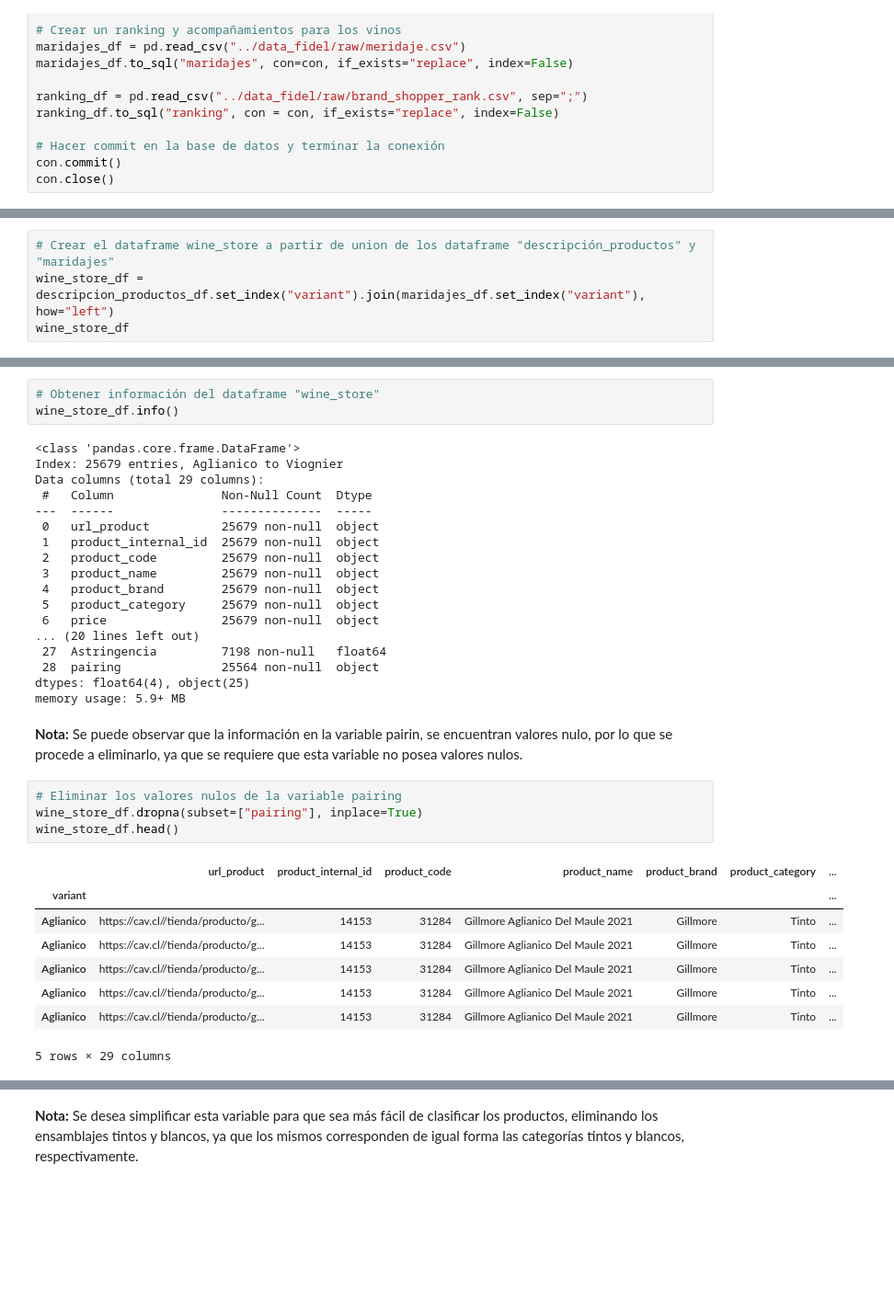
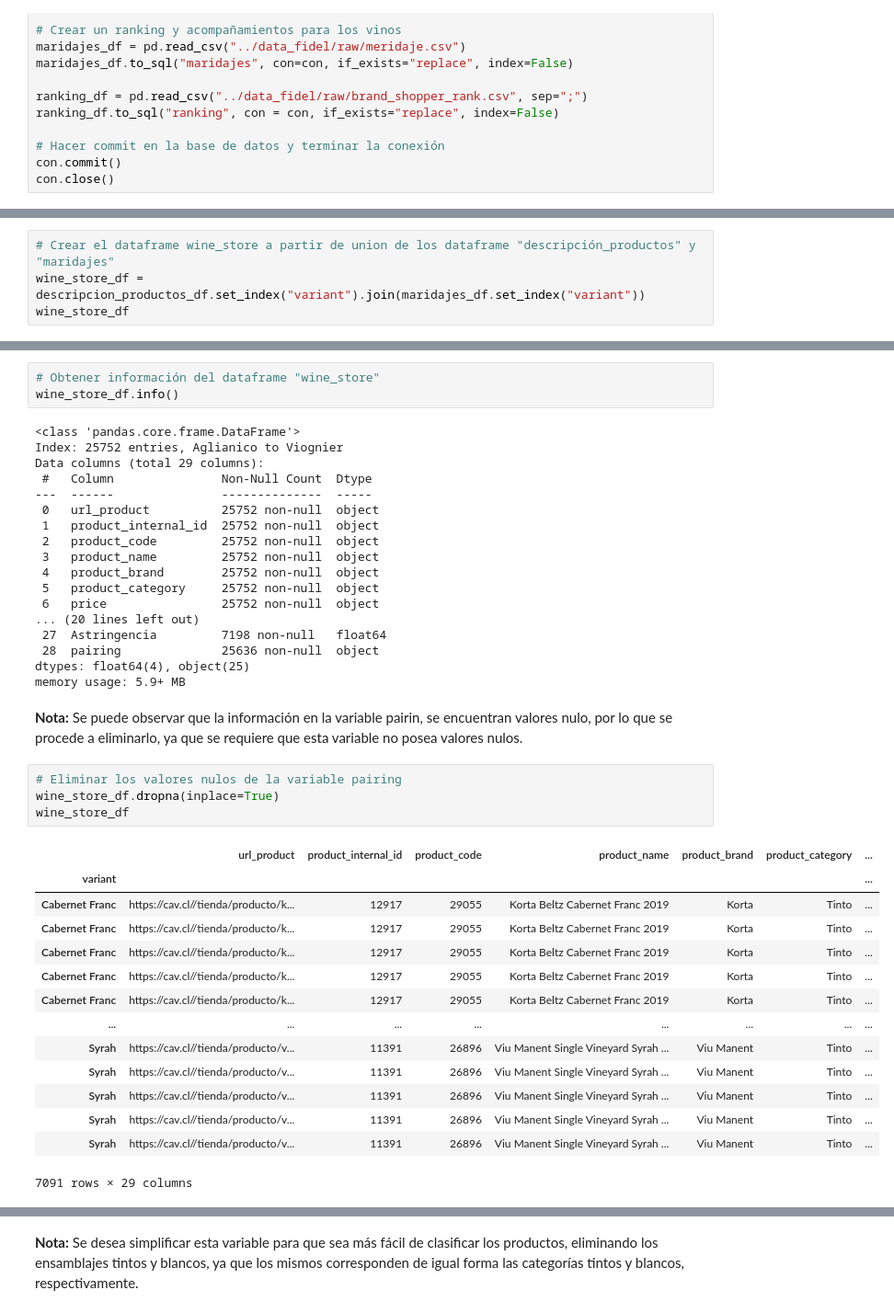
Before and after one commit to fevc08/final_project_4geek, a Jupyter notebook: src_fidel/explorer.ipynb, the cells around one changed output, grey strips where cells are left out. Shown at 92% size. Cells and saved outputs as stored; diff of their text form; blank space fills up the shorter version.

```diff
--- a/src_fidel/explorer.ipynb
+++ b/src_fidel/explorer.ipynb
@@ -548,7 +548,7 @@ ranking_df.reset_index(inplace=True)
 ranking_df.drop(['index'], axis=1, inplace=True)
 # %%
 # Crear el dataframe wine_store a partir de union de los dataframe "descripción_productos" y "maridajes"
-wine_store_df = descripcion_productos_df.set_index("variant").join(maridajes_df.set_index("variant"), how="left")
+wine_store_df = descripcion_productos_df.set_index("variant").join(maridajes_df.set_index("variant"))
 wine_store_df
 # %% [output]
 |  | url_product | product_internal_id | product_code | product_name | product_brand | product_category | ... |
@@ -570,37 +570,43 @@ wine_store_df
 wine_store_df.info()
 # %% [output]
 <class 'pandas.core.frame.DataFrame'>
-Index: 25679 entries, Aglianico to Viognier
+Index: 25752 entries, Aglianico to Viognier
 Data columns (total 29 columns):
  #   Column               Non-Null Count  Dtype
 ---  ------               --------------  -----
- 0   url_product          25679 non-null  object
- 1   product_internal_id  25679 non-null  object
- 2   product_code         25679 non-null  object
- 3   product_name         25679 non-null  object
- 4   product_brand        25679 non-null  object
- 5   product_category     25679 non-null  object
- 6   price                25679 non-null  object
+ 0   url_product          25752 non-null  object
+ 1   product_internal_id  25752 non-null  object
+ 2   product_code         25752 non-null  object
+ 3   product_name         25752 non-null  object
+ 4   product_brand        25752 non-null  object
+ 5   product_category     25752 non-null  object
+ 6   price                25752 non-null  object
 ... (20 lines left out)
  27  Astringencia         7198 non-null   float64
- 28  pairing              25564 non-null  object
+ 28  pairing              25636 non-null  object
 dtypes: float64(4), object(25)
 memory usage: 5.9+ MB
 # %% [markdown]
 **Nota:** Se puede observar que la información en la variable pairin, se encuentran valores nulo, por lo que se procede a eliminarlo, ya que se requiere que esta variable no posea valores nulos.
 # %%
 # Eliminar los valores nulos de la variable pairing
-wine_store_df.dropna(subset=["pairing"], inplace=True)
-wine_store_df.head()
+wine_store_df.dropna(inplace=True)
+wine_store_df
 # %% [output]
 |  | url_product | product_internal_id | product_code | product_name | product_brand | product_category | ... |
 | variant |  |  |  |  |  |  | ... |
-| Aglianico | https://cav.cl//tienda/producto/g... | 14153 | 31284 | Gillmore Aglianico Del Maule 2021 | Gillmore | Tinto | ... |
-| Aglianico | https://cav.cl//tienda/producto/g... | 14153 | 31284 | Gillmore Aglianico Del Maule 2021 | Gillmore | Tinto | ... |
-| Aglianico | https://cav.cl//tienda/producto/g... | 14153 | 31284 | Gillmore Aglianico Del Maule 2021 | Gillmore | Tinto | ... |
-| Aglianico | https://cav.cl//tienda/producto/g... | 14153 | 31284 | Gillmore Aglianico Del Maule 2021 | Gillmore | Tinto | ... |
-| Aglianico | https://cav.cl//tienda/producto/g... | 14153 | 31284 | Gillmore Aglianico Del Maule 2021 | Gillmore | Tinto | ... |
+| Cabernet Franc | https://cav.cl//tienda/producto/k... | 12917 | 29055 | Korta Beltz Cabernet Franc 2019 | Korta | Tinto | ... |
+| Cabernet Franc | https://cav.cl//tienda/producto/k... | 12917 | 29055 | Korta Beltz Cabernet Franc 2019 | Korta | Tinto | ... |
+| Cabernet Franc | https://cav.cl//tienda/producto/k... | 12917 | 29055 | Korta Beltz Cabernet Franc 2019 | Korta | Tinto | ... |
+| Cabernet Franc | https://cav.cl//tienda/producto/k... | 12917 | 29055 | Korta Beltz Cabernet Franc 2019 | Korta | Tinto | ... |
+| Cabernet Franc | https://cav.cl//tienda/producto/k... | 12917 | 29055 | Korta Beltz Cabernet Franc 2019 | Korta | Tinto | ... |
+| ... | ... | ... | ... | ... | ... | ... | ... |
+| Syrah | https://cav.cl//tienda/producto/v... | 11391 | 26896 | Viu Manent Single Vineyard Syrah ... | Viu Manent | Tinto | ... |
+| Syrah | https://cav.cl//tienda/producto/v... | 11391 | 26896 | Viu Manent Single Vineyard Syrah ... | Viu Manent | Tinto | ... |
+| Syrah | https://cav.cl//tienda/producto/v... | 11391 | 26896 | Viu Manent Single Vineyard Syrah ... | Viu Manent | Tinto | ... |
+| Syrah | https://cav.cl//tienda/producto/v... | 11391 | 26896 | Viu Manent Single Vineyard Syrah ... | Viu Manent | Tinto | ... |
+| Syrah | https://cav.cl//tienda/producto/v... | 11391 | 26896 | Viu Manent Single Vineyard Syrah ... | Viu Manent | Tinto | ... |
-5 rows × 29 columns
+7091 rows × 29 columns
 # %%
 # Crear el dataframe wine_products a partir de union de los dataframe "wine_store" y "ranking"
 wine_products_df = wine_store_df.set_index("product_brand").join(ranking_df.set_index("brand"), how='left')
```
Also changed, not shown: parts of 45 cells of this notebook, 7 other files.
